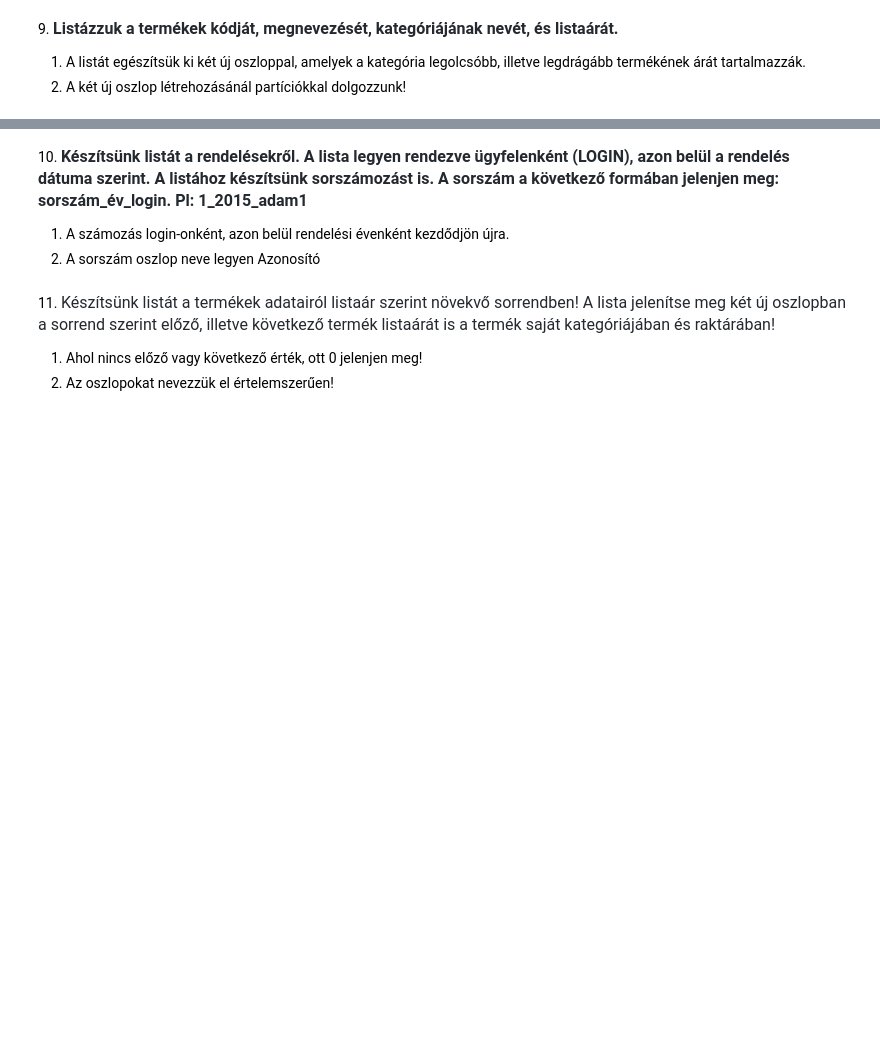
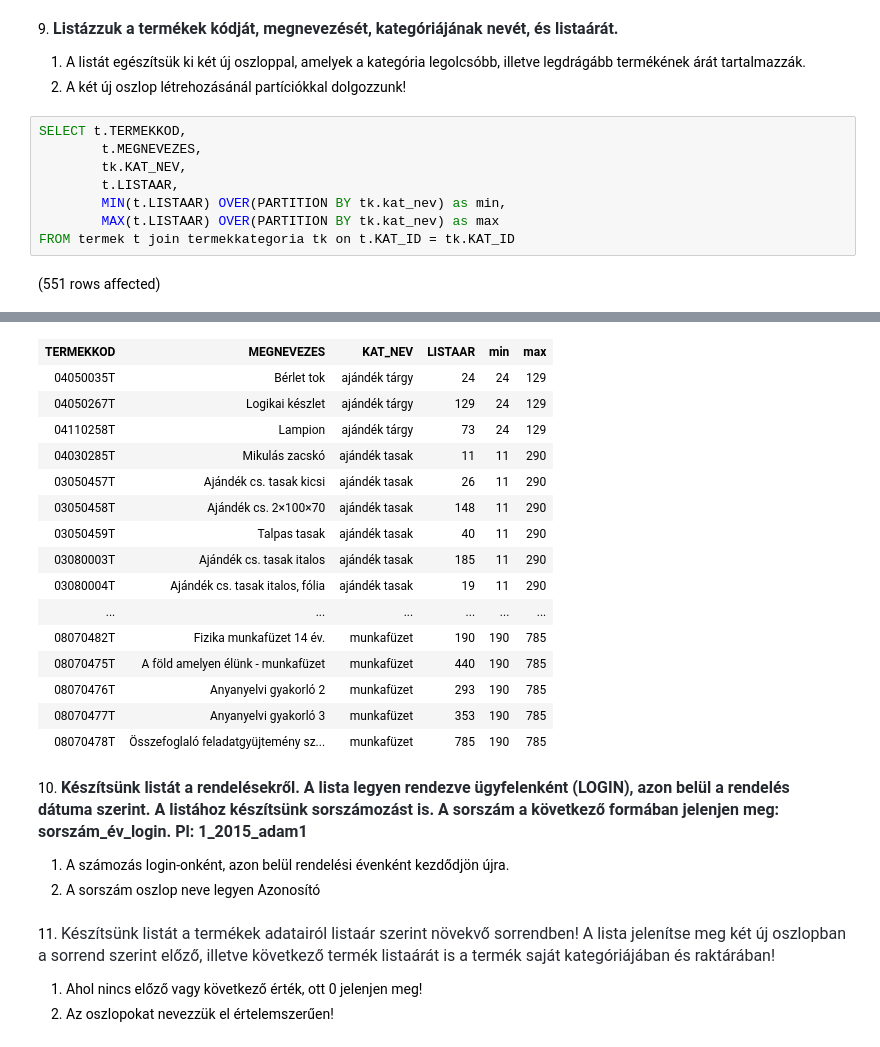
Before and after one commit to botondmajoross/sql_g02, a Jupyter notebook: gyakorlat05_feladatok.ipynb, the cells around one changed output, grey strips where cells are left out. Saved outputs shown, nothing was run; the diff lists cells and outputs as text; blank space fills up the shorter version.

```diff
--- a/gyakorlat05_feladatok.ipynb
+++ b/gyakorlat05_feladatok.ipynb
@@ -145,3 +170,13 @@ Total execution time: 00:00:00.048
 
 1. A listát egészítsük ki két új oszloppal, amelyek a kategória legolcsóbb, illetve legdrágább termékének árát tartalmazzák.
 2. A két új oszlop létrehozásánál partíciókkal dolgozzunk!
+# %%
+SELECT t.TERMEKKOD,
+        t.MEGNEVEZES,
+        tk.KAT_NEV,
+        t.LISTAAR,
+        MIN(t.LISTAAR) OVER(PARTITION BY tk.kat_nev) as min,
+        MAX(t.LISTAAR) OVER(PARTITION BY tk.kat_nev) as max
+FROM termek t join termekkategoria tk on t.KAT_ID = tk.KAT_ID
+# %% [output]
+(551 rows affected)
@@ -148,3 +184,19 @@ Total execution time: 00:00:00.048
+| TERMEKKOD | MEGNEVEZES | KAT_NEV | LISTAAR | min | max |
+| 04050035T | Bérlet tok | ajándék tárgy | 24 | 24 | 129 |
+| 04050267T | Logikai készlet | ajándék tárgy | 129 | 24 | 129 |
+| 04110258T | Lampion | ajándék tárgy | 73 | 24 | 129 |
+| 04030285T | Mikulás zacskó | ajándék tasak | 11 | 11 | 290 |
+| 03050457T | Ajándék cs. tasak kicsi | ajándék tasak | 26 | 11 | 290 |
+| 03050458T | Ajándék cs. 2×100×70 | ajándék tasak | 148 | 11 | 290 |
+| 03050459T | Talpas tasak | ajándék tasak | 40 | 11 | 290 |
+| 03080003T | Ajándék cs. tasak italos | ajándék tasak | 185 | 11 | 290 |
+| 03080004T | Ajándék cs. tasak italos, fólia | ajándék tasak | 19 | 11 | 290 |
+| ... | ... | ... | ... | ... | ... |
+| 08070482T | Fizika munkafüzet 14 év. | munkafüzet | 190 | 190 | 785 |
+| 08070475T | A föld amelyen élünk - munkafüzet | munkafüzet | 440 | 190 | 785 |
+| 08070476T | Anyanyelvi gyakorló 2 | munkafüzet | 293 | 190 | 785 |
+| 08070477T | Anyanyelvi gyakorló 3 | munkafüzet | 353 | 190 | 785 |
+| 08070478T | Összefoglaló feladatgyüjtemény sz... | munkafüzet | 785 | 190 | 785 |
 # %% [markdown]
 10. <span style="font-weight: 600; color: rgb(36, 41, 47); font-family: -apple-system, BlinkMacSystemFont, &quot;Segoe UI&quot;, Helvetica, Arial, sans-serif, &quot;Apple Color Emoji&quot;, &quot;Segoe UI Emoji&quot;; font-size: 16px;">Készítsünk listát a rendelésekről. A lista legyen rendezve ügyfelenként (LOGIN), azon belül a rendelés dátuma szerint. A listához készítsünk sorszámozást is. A sorszám a következő formában jelenjen meg: sorszám_év_login. Pl: 1_2015_adam1</span>
 
```
Also changed, not shown: parts of 4 cells of this notebook.
